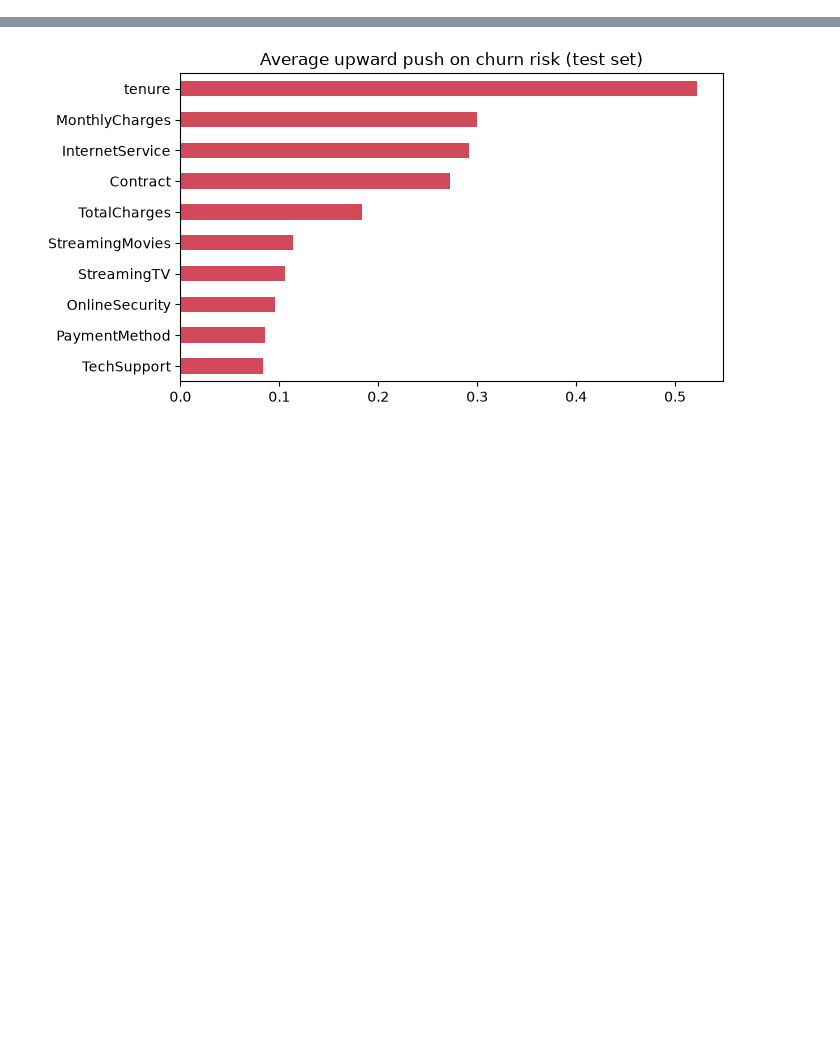
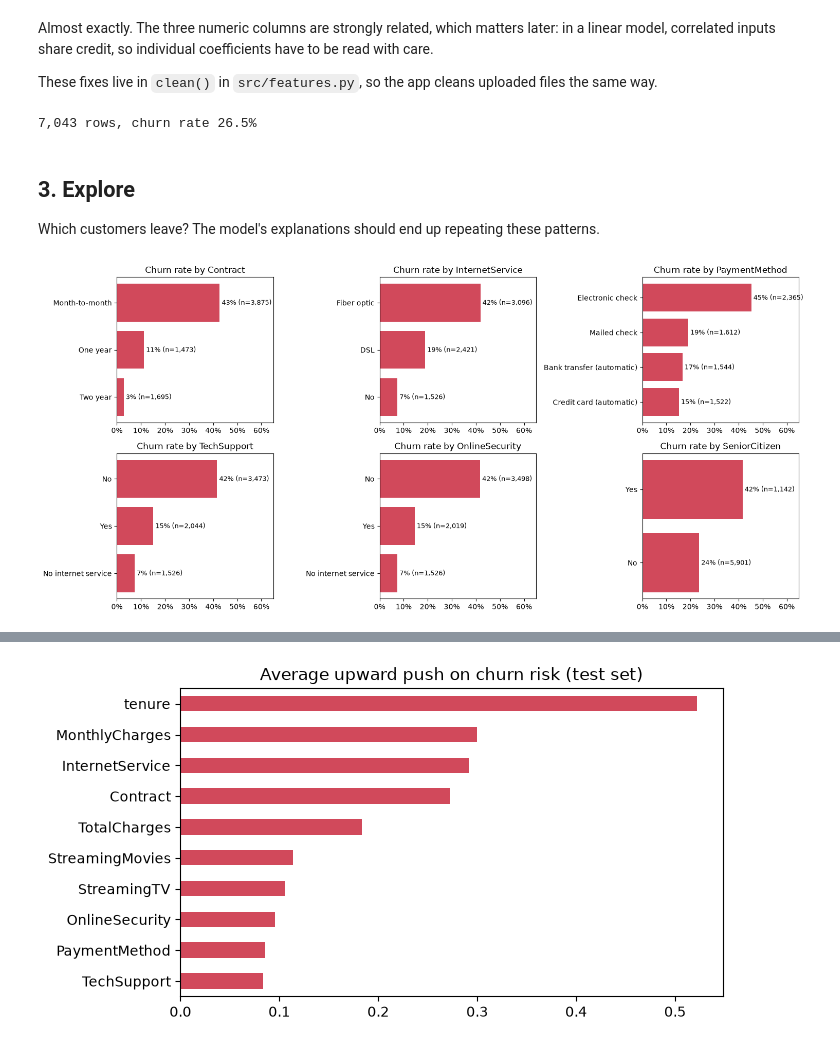
Before and after one commit to karusamuel/deployment_dsf-pt-15, a Jupyter notebook: index.ipynb, the cells around one changed output, grey strips where cells are left out. Saved outputs shown, nothing was run; the diff lists cells and outputs as text; code cells hidden in the pictures; blank space fills up the shorter version.

```diff
--- a/index.ipynb
+++ b/index.ipynb
@@ -116,6 +0,0 @@ plt.tight_layout()
-# %%
-fig, ax = plt.subplots(figsize=(7, 3.5))
-for label, grp in df.groupby(TARGET):
-    ax.hist(grp["tenure"], bins=36, alpha=.6, label="Churned" if label else "Stayed")
-ax.set_xlabel("Tenure (months)"); ax.set_ylabel("Customers"); ax.legend()
-ax.set_title("New customers leave far more often");
@@ -187,27 +0,0 @@ The **baseline** (average transformed training row) is saved with the model so t
-# %%
-baseline = pipe.named_steps["prep"].transform(X_train).mean(axis=0)
-
-bundle = {
-    "pipeline": pipe,
-    "baseline": baseline,
-    "meta": {
-        "version": "churn_v1",
-        "trained_on": dt.date.today().isoformat(),
-        "sklearn": sklearn.__version__,
-        "data_url": "https://github.com/IBM/telco-customer-churn-on-icp4d",
-        "n_rows": int(len(df)),
-        "metrics": metrics,
-    },
-}
-
-test_df = df.loc[X_test.index]
-contrib = m.contributions(bundle, test_df)
-
-# Sanity check: baseline log-odds + contributions must reproduce the model's own log-odds.
-clf = pipe.named_steps["clf"]
-recon = clf.intercept_[0] + baseline @ clf.coef_[0] + contrib.sum(axis=1)
-assert np.allclose(recon, pipe.decision_function(X_test)), "explanations don't add up"
-
-riskiest = test_df.assign(risk=proba).sort_values("risk", ascending=False).head(3)
-for i, row in riskiest.iterrows():
-    print(f"{row[ID_COL]}  risk {row['risk']:.0%}  ->  " + " | ".join(m.top_reasons(bundle, row, contrib.loc[i])))
@@ -233,0 +114,38 @@ dtype: float64
+# %% [markdown]
+Almost exactly. The three numeric columns are strongly related, which matters later: in a linear model, correlated
+inputs share credit, so individual coefficients have to be read with care.
+
+These fixes live in `clean()` in `src/features.py`, so the app cleans uploaded files the same way.
+# %%
+from src.features import ID_COL, TARGET, NUMERIC, CATEGORICAL, FEATURES, clean, prepare
+from src.features import DATA_URL as SRC_DATA_URL
+
+assert DATA_URL == SRC_DATA_URL
+
+df = clean(raw)
+df[TARGET] = (df[TARGET] == "Yes").astype(int)
+
+assert df[NUMERIC].notna().all().all()
+assert set(df["SeniorCitizen"]) == {"Yes", "No"}
+assert (df.loc[df["tenure"] == 0, "TotalCharges"] == 0).all()
+assert clean(df).equals(df)            # safe to run twice (the app may get already-clean files)
+print(f"{len(df):,} rows, churn rate {df[TARGET].mean():.1%}")
+# %% [output]
+7,043 rows, churn rate 26.5%
+# %% [markdown]
+## 3. Explore
+
+Which customers leave? The model's explanations should end up repeating these patterns.
+# %%
+fig, axes = plt.subplots(2, 3, figsize=(15, 7))
+for ax, col in zip(axes.flat, ["Contract", "InternetService", "PaymentMethod",
+                               "TechSupport", "OnlineSecurity", "SeniorCitizen"]):
+    rate = df.groupby(col)[TARGET].agg(["mean", "size"]).sort_values("mean")
+    ax.barh(rate.index, rate["mean"], color="#d1495b")
+    for i, (r, n) in enumerate(zip(rate["mean"], rate["size"])):
+        ax.text(r, i, f" {r:.0%} (n={n:,})", va="center", fontsize=9)
+    ax.set_title(f"Churn rate by {col}"); ax.set_xlim(0, .65)
+    ax.xaxis.set_major_formatter(plt.FuncFormatter(lambda v, _: f"{v:.0%}"))
+plt.tight_layout()
+# %% [output]
+[figure, added]
```
Also changed, not shown: parts of 62 cells of this notebook, 9 other files.
